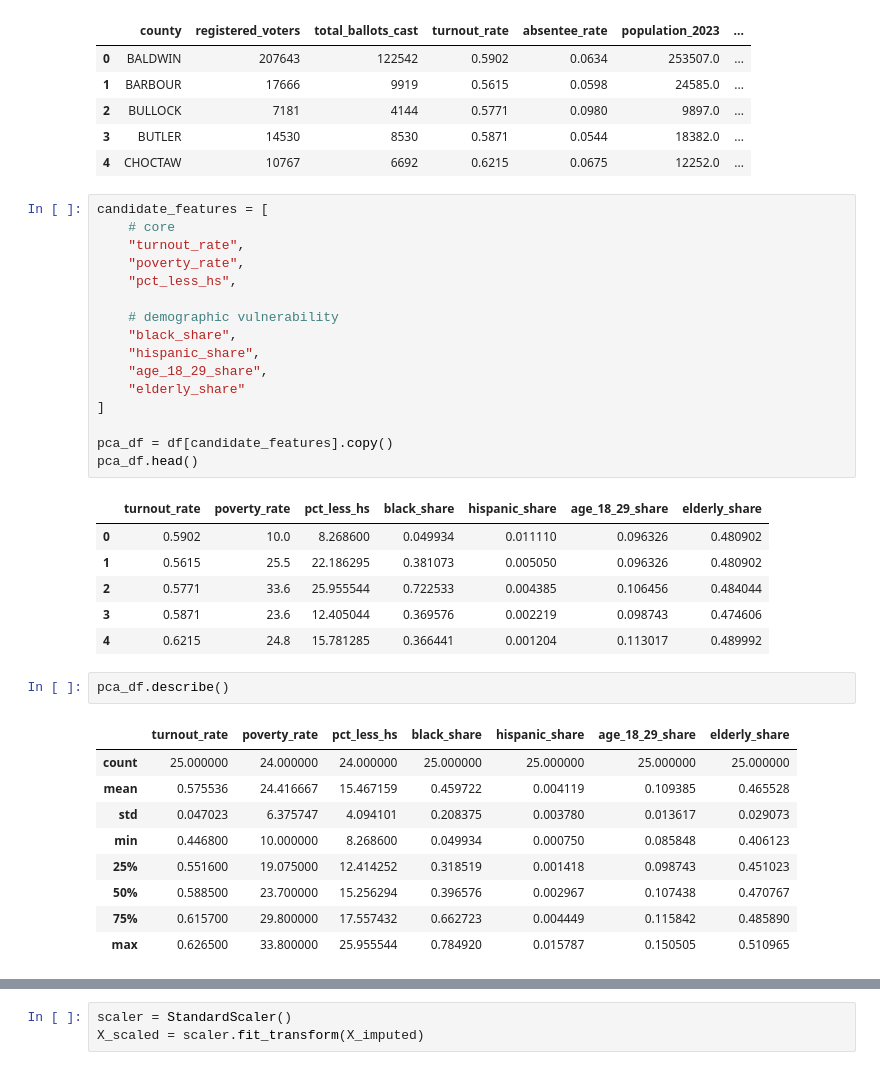
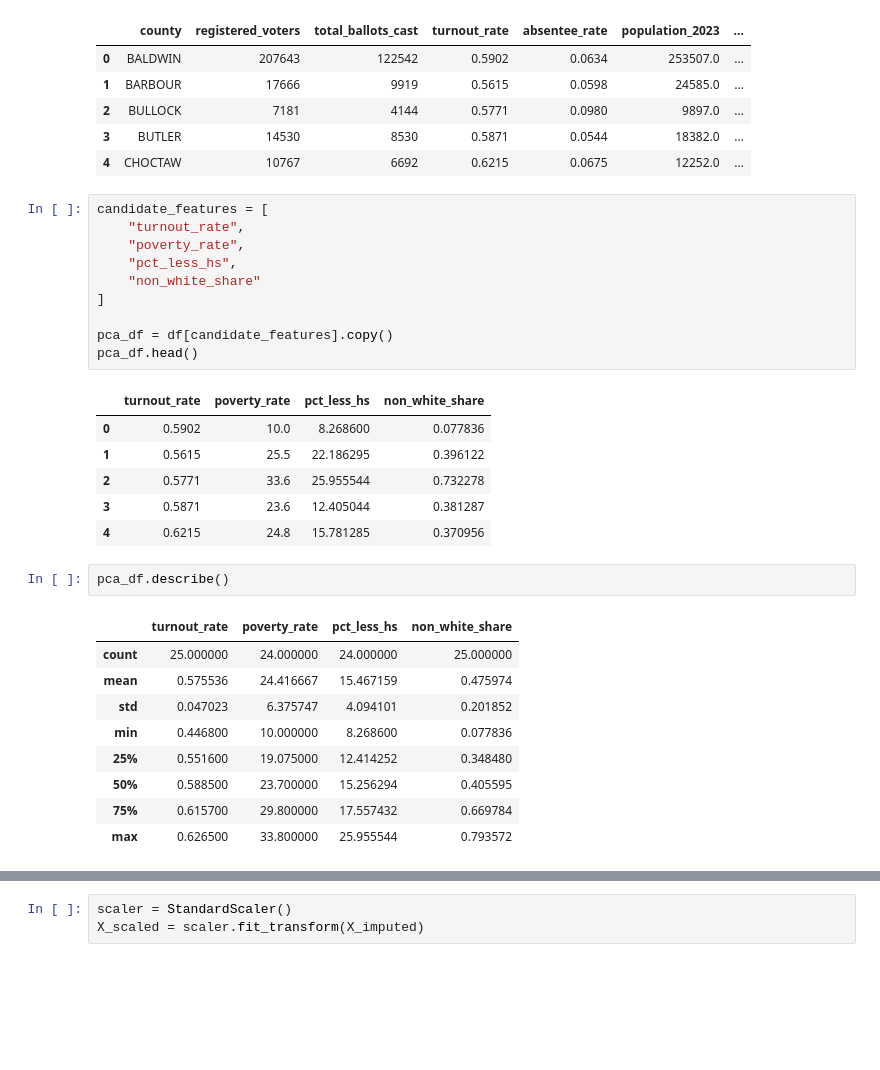
Before and after one commit to lacarabela/GC-CPRI, a Jupyter notebook: notebooks/02_pca_analysis.ipynb, the cells around one changed output, grey strips where cells are left out. Cells and saved outputs as stored; diff of their text form; blank space fills up the shorter version.

```diff
--- a/notebooks/02_pca_analysis.ipynb
+++ b/notebooks/02_pca_analysis.ipynb
@@ -34,39 +34,33 @@ df.head()
 | 4 | CHOCTAW | 10767 | 6692 | 0.6215 | 0.0675 | 12252.0 | ... |
 # %%
 candidate_features = [
-    # core
     "turnout_rate",
     "poverty_rate",
     "pct_less_hs",
-
-    # demographic vulnerability
-    "black_share",
-    "hispanic_share",
-    "age_18_29_share",
-    "elderly_share"
+    "non_white_share"
 ]
 
 pca_df = df[candidate_features].copy()
 pca_df.head()
 # %% [output]
-|  | turnout_rate | poverty_rate | pct_less_hs | black_share | hispanic_share | age_18_29_share | elderly_share |
-| 0 | 0.5902 | 10.0 | 8.268600 | 0.049934 | 0.011110 | 0.096326 | 0.480902 |
-| 1 | 0.5615 | 25.5 | 22.186295 | 0.381073 | 0.005050 | 0.096326 | 0.480902 |
-| 2 | 0.5771 | 33.6 | 25.955544 | 0.722533 | 0.004385 | 0.106456 | 0.484044 |
-| 3 | 0.5871 | 23.6 | 12.405044 | 0.369576 | 0.002219 | 0.098743 | 0.474606 |
-| 4 | 0.6215 | 24.8 | 15.781285 | 0.366441 | 0.001204 | 0.113017 | 0.489992 |
+|  | turnout_rate | poverty_rate | pct_less_hs | non_white_share |
+| 0 | 0.5902 | 10.0 | 8.268600 | 0.077836 |
+| 1 | 0.5615 | 25.5 | 22.186295 | 0.396122 |
+| 2 | 0.5771 | 33.6 | 25.955544 | 0.732278 |
+| 3 | 0.5871 | 23.6 | 12.405044 | 0.381287 |
+| 4 | 0.6215 | 24.8 | 15.781285 | 0.370956 |
 # %%
 pca_df.describe()
 # %% [output]
-|  | turnout_rate | poverty_rate | pct_less_hs | black_share | hispanic_share | age_18_29_share | elderly_share |
-| count | 25.000000 | 24.000000 | 24.000000 | 25.000000 | 25.000000 | 25.000000 | 25.000000 |
-| mean | 0.575536 | 24.416667 | 15.467159 | 0.459722 | 0.004119 | 0.109385 | 0.465528 |
-| std | 0.047023 | 6.375747 | 4.094101 | 0.208375 | 0.003780 | 0.013617 | 0.029073 |
-| min | 0.446800 | 10.000000 | 8.268600 | 0.049934 | 0.000750 | 0.085848 | 0.406123 |
-| 25% | 0.551600 | 19.075000 | 12.414252 | 0.318519 | 0.001418 | 0.098743 | 0.451023 |
-| 50% | 0.588500 | 23.700000 | 15.256294 | 0.396576 | 0.002967 | 0.107438 | 0.470767 |
-| 75% | 0.615700 | 29.800000 | 17.557432 | 0.662723 | 0.004449 | 0.115842 | 0.485890 |
-| max | 0.626500 | 33.800000 | 25.955544 | 0.784920 | 0.015787 | 0.150505 | 0.510965 |
+|  | turnout_rate | poverty_rate | pct_less_hs | non_white_share |
+| count | 25.000000 | 24.000000 | 24.000000 | 25.000000 |
+| mean | 0.575536 | 24.416667 | 15.467159 | 0.475974 |
+| std | 0.047023 | 6.375747 | 4.094101 | 0.201852 |
+| min | 0.446800 | 10.000000 | 8.268600 | 0.077836 |
+| 25% | 0.551600 | 19.075000 | 12.414252 | 0.348480 |
+| 50% | 0.588500 | 23.700000 | 15.256294 | 0.405595 |
+| 75% | 0.615700 | 29.800000 | 17.557432 | 0.669784 |
+| max | 0.626500 | 33.800000 | 25.955544 | 0.793572 |
 # %%
 # turnout: lower turnout = higher risk
 pca_df["turnout_rate"] = 1 - pca_df["turnout_rate"]
```
Also changed, not shown: parts of 10 cells of this notebook.
